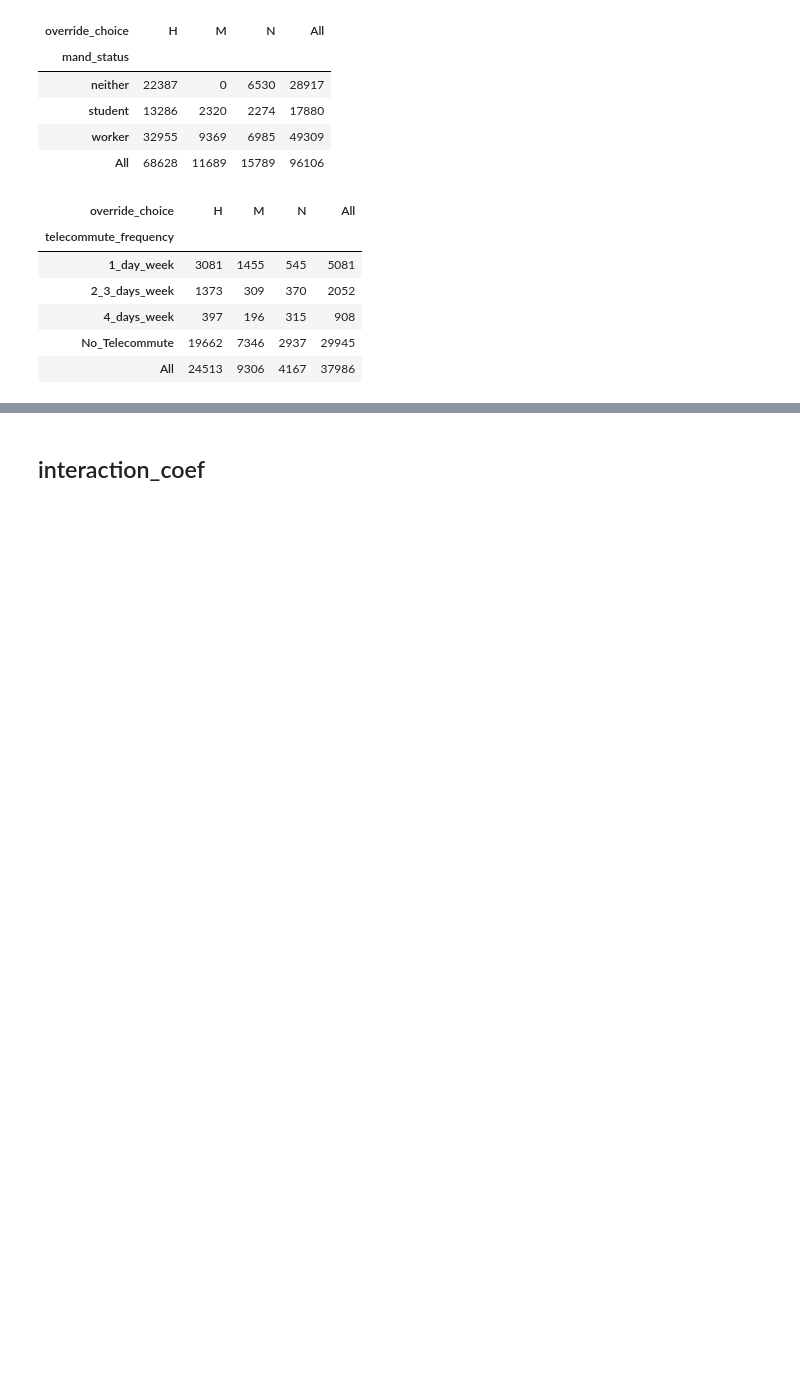
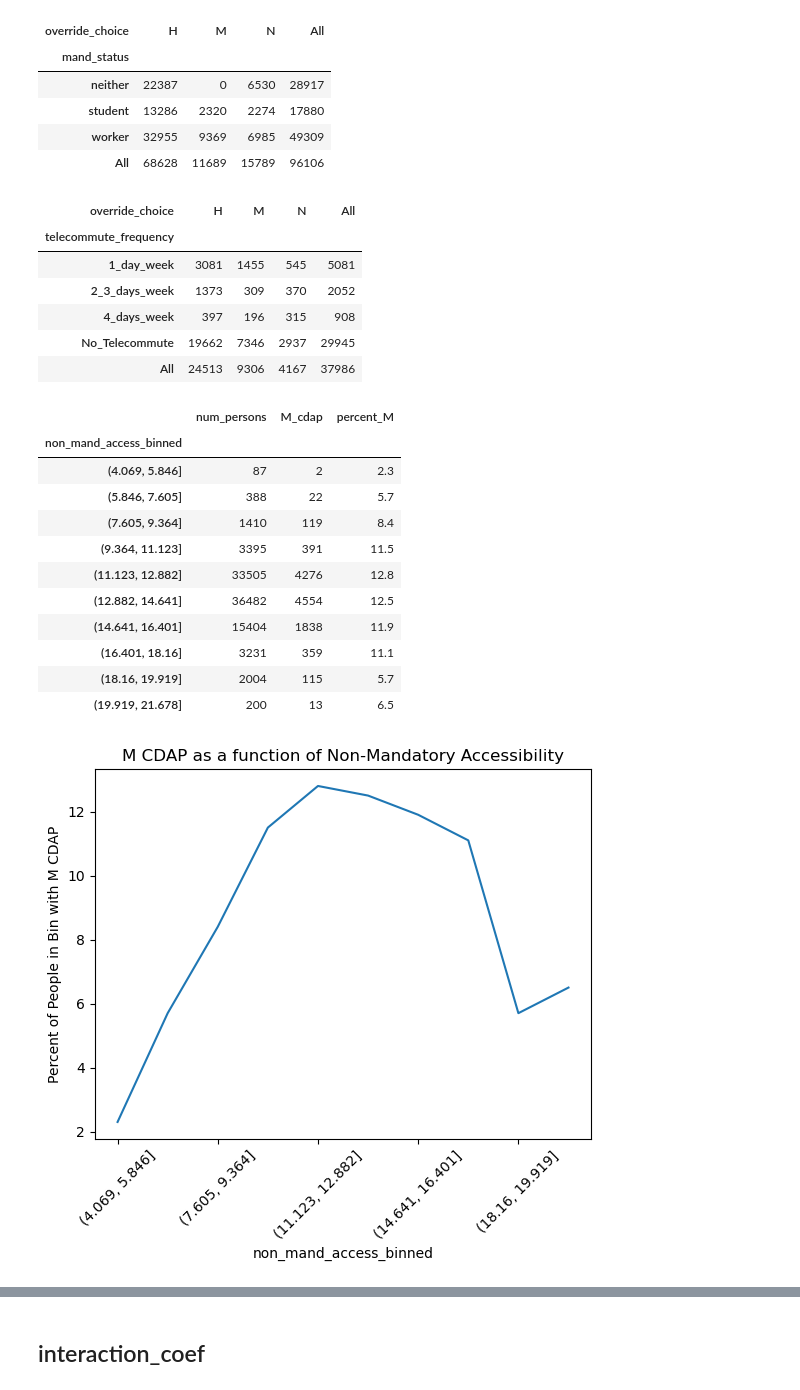
Before and after one commit to SANDAG/ABM, a Jupyter notebook: src/asim/estimation/resident/cdap.ipynb, the cells around one changed output, grey strips where cells are left out. Drawn from its saved outputs; the diff is of its cells as text; code cells hidden in the pictures; blank space fills up the shorter version.

Commit message:
cdap and nmtf updates

```diff
--- a/src/asim/estimation/resident/cdap.ipynb
+++ b/src/asim/estimation/resident/cdap.ipynb
@@ -245,3 +256,41 @@ pd.crosstab(df.telecommute_frequency, df.override_choice, margins=True)
 | 4_days_week | 397 | 196 | 315 | 908 |
 | No_Telecommute | 19662 | 7346 | 2937 | 29945 |
 | All | 24513 | 9306 | 4167 | 37986 |
+# %%
+def create_N_by_access(df, bins=10):
+    df['non_mand_access'] = (df.shopping_accessibility + df.othdiscr_accessibility) / 2
+    df['non_mand_access_binned'], bins = pd.cut(df.non_mand_access, bins=10, retbins=True)
+    df['N_cdap'] = np.where(df.override_choice == 'N', 1, 0)
+    N_by_access = df.groupby('non_mand_access_binned').agg({'person_id': 'count', 'N_cdap': 'sum'}).rename(columns={'person_id': 'num_persons'})
+    N_by_access['percent_N'] = (N_by_access.N_cdap / N_by_access.num_persons).round(3) * 100
+    return N_by_access
+
+def create_M_by_access(df, bins=10):
+    df['non_mand_access'] = (df.shopping_accessibility + df.othdiscr_accessibility) / 2
+    df['non_mand_access_binned'], bins = pd.cut(df.non_mand_access, bins=10, retbins=True)
+    df['M_cdap'] = np.where(df.override_choice == 'M', 1, 0)
+    M_by_access = df.groupby('non_mand_access_binned').agg({'person_id': 'count', 'M_cdap': 'sum'}).rename(columns={'person_id': 'num_persons'})
+    M_by_access['percent_M'] = (M_by_access.M_cdap / M_by_access.num_persons).round(3) * 100
+    return M_by_access
+# %%
+M_by_access_total = create_M_by_access(df, bins=10)
+display(M_by_access_total)
+M_by_access_total.percent_M.plot()
+plt.xticks(rotation=45)
+plt.ylabel('Percent of People in Bin with M CDAP')
+plt.title('M CDAP as a function of Non-Mandatory Accessibility')
+plt.show()
+# %% [output]
+|  | num_persons | M_cdap | percent_M |
+| non_mand_access_binned |  |  |  |
+| (4.069, 5.846] | 87 | 2 | 2.3 |
+| (5.846, 7.605] | 388 | 22 | 5.7 |
+| (7.605, 9.364] | 1410 | 119 | 8.4 |
+| (9.364, 11.123] | 3395 | 391 | 11.5 |
+| (11.123, 12.882] | 33505 | 4276 | 12.8 |
+| (12.882, 14.641] | 36482 | 4554 | 12.5 |
+| (14.641, 16.401] | 15404 | 1838 | 11.9 |
+| (16.401, 18.16] | 3231 | 359 | 11.1 |
+| (18.16, 19.919] | 2004 | 115 | 5.7 |
+| (19.919, 21.678] | 200 | 13 | 6.5 |
+[figure, added]
```
Also changed, not shown: parts of 24 cells of this notebook, 13 other files.
